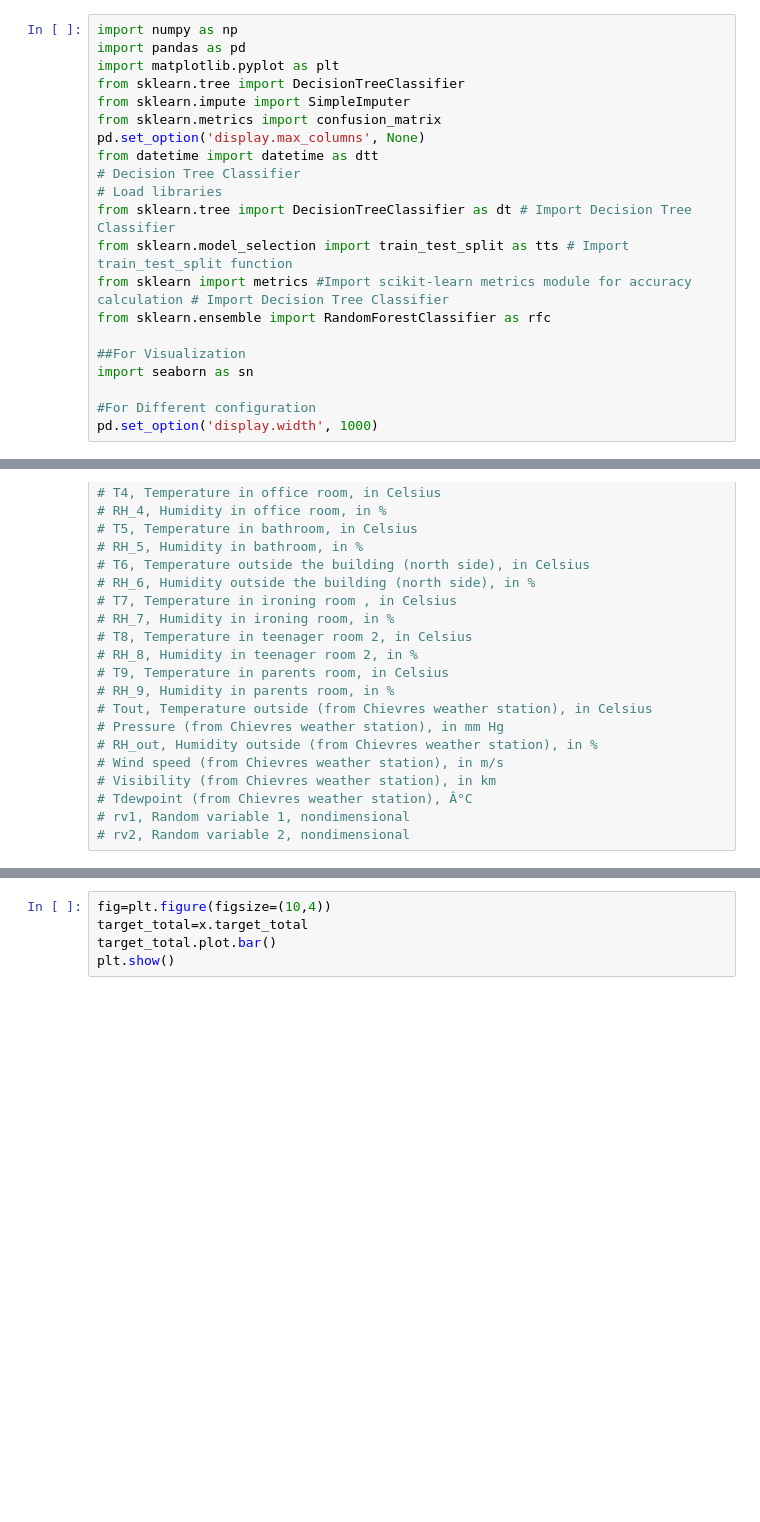
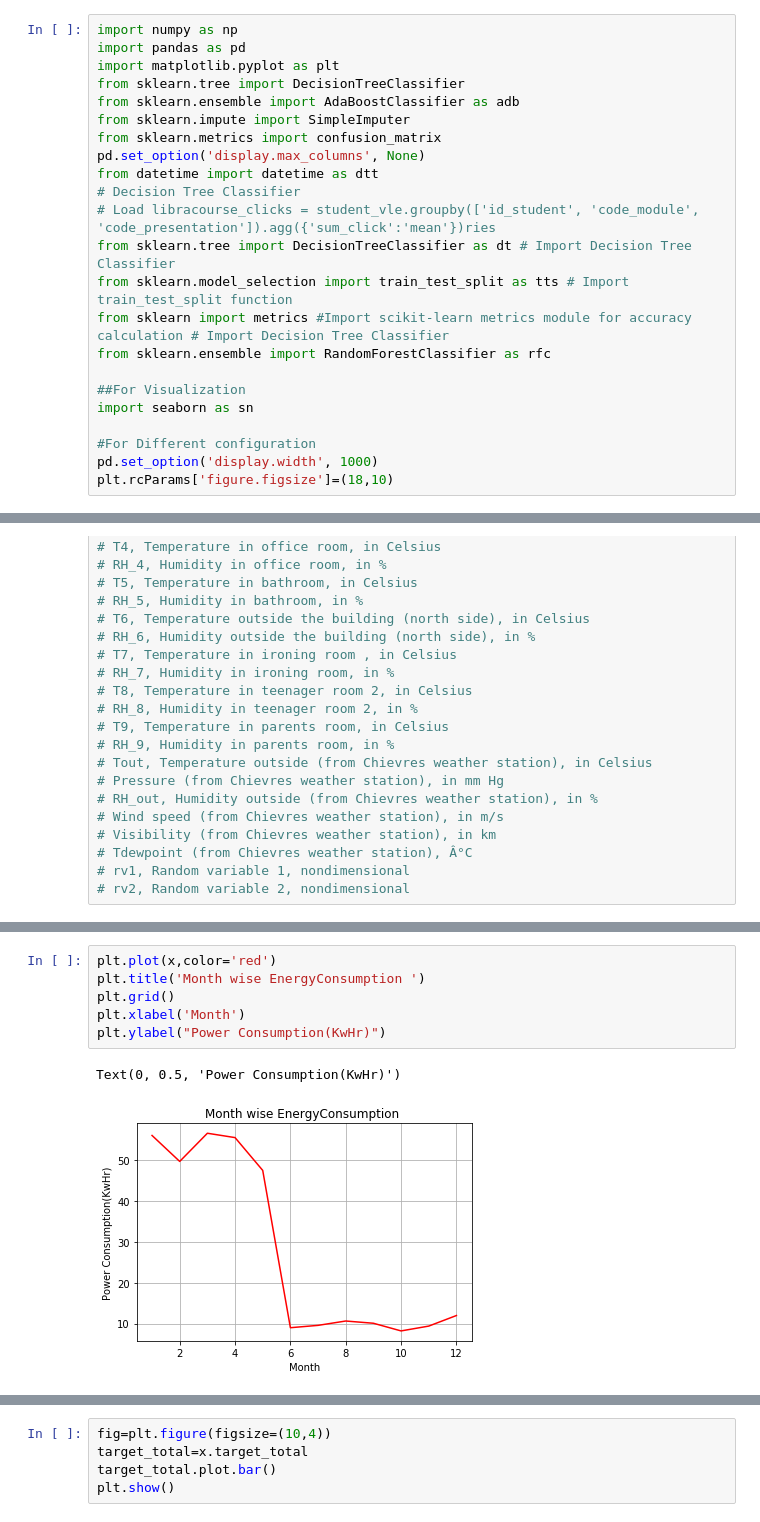
Before and after one commit to khaled9910070/ML_Assignment2, a Jupyter notebook: energyprice.ipynb, the cells around one changed output, grey strips where cells are left out. Drawn from its saved outputs; the diff is of its cells as text; blank space fills up the shorter version.

```diff
--- a/energyprice.ipynb
+++ b/energyprice.ipynb
@@ -3,12 +3,13 @@ import numpy as np
 import pandas as pd
 import matplotlib.pyplot as plt
 from sklearn.tree import DecisionTreeClassifier
+from sklearn.ensemble import AdaBoostClassifier as adb
 from sklearn.impute import SimpleImputer
 from sklearn.metrics import confusion_matrix
 pd.set_option('display.max_columns', None)
 from datetime import datetime as dtt
 # Decision Tree Classifier
-# Load libraries
+# Load libracourse_clicks = student_vle.groupby(['id_student', 'code_module', 'code_presentation']).agg({'sum_click':'mean'})ries
 from sklearn.tree import DecisionTreeClassifier as dt # Import Decision Tree Classifier
 from sklearn.model_selection import train_test_split as tts # Import train_test_split function
 from sklearn import metrics #Import scikit-learn metrics module for accuracy calculation # Import Decision Tree Classifier
@@ -19,3 +20,4 @@ import seaborn as sn
 
 #For Different configuration
 pd.set_option('display.width', 1000)
+plt.rcParams['figure.figsize']=(18,10)
@@ -119,0 +155,9 @@ df.head()
+# %%
+plt.plot(x,color='red')
+plt.title('Month wise EnergyConsumption ')
+plt.grid()
+plt.xlabel('Month')
+plt.ylabel("Power Consumption(KwHr)")
+# %% [output]
+Text(0, 0.5, 'Power Consumption(KwHr)')
+[figure, added]
```
Also changed, not shown: parts of 62 cells of this notebook.
